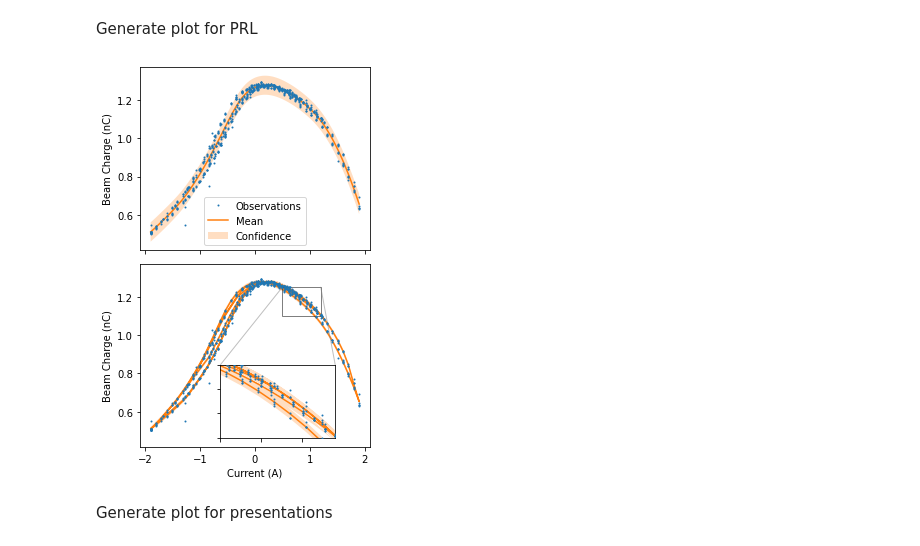
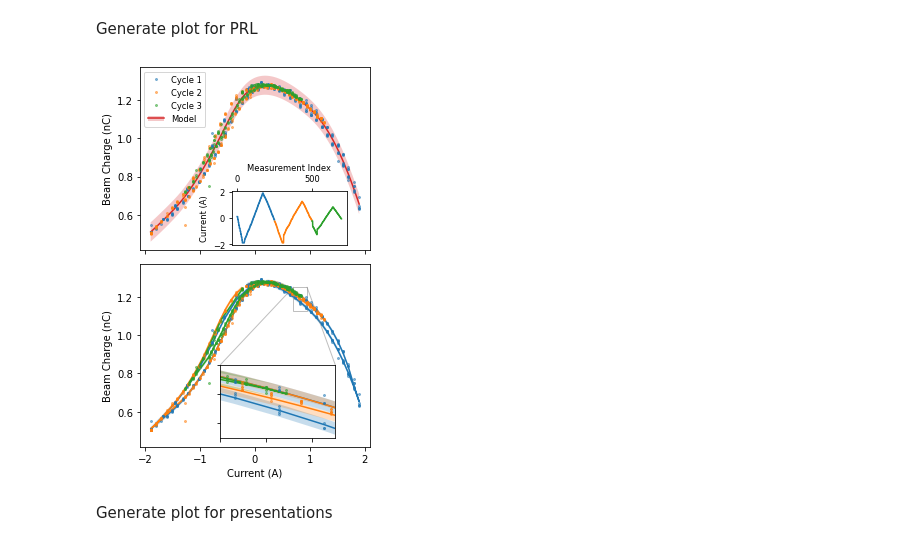
Before and after one commit to roussel-ryan/diff_hysteresis, a Jupyter notebook: fitting/aps/experiment.ipynb, the cells around one changed output. Saved outputs shown, nothing was run; the diff lists cells and outputs as text; code cells hidden in the pictures.

```diff
--- a/fitting/aps/experiment.ipynb
+++ b/fitting/aps/experiment.ipynb
@@ -134,45 +134,87 @@ Generate plot for PRL
 # %%
 # compare fit to data
 with torch.no_grad():
     post = model(train_x.double(), return_real=True, return_likelihood=True)
     mean_out = post.mean.flatten()
     std = torch.sqrt(post.variance).flatten()
     l = (mean_out - std).flatten()
     u = (mean_out + std).flatten()
 
 fig, (ax2, ax) = plt.subplots(2,1,sharex='all', sharey='all')
 fig.set_size_inches(4,6)
-ms=1
+ms=2
+
 
 axins = ax.inset_axes([0.35,0.05,0.5, 0.4])
-axins.set_xlim(0.5,1.2)
-axins.set_ylim(1.1, 1.25)
+#axins.set_xlim(0.45,0.6)
+#axins.set_ylim(1.225, 1.275)
+
+axins.set_xlim(0.7,0.95)
+axins.set_ylim(1.125, 1.25)
+
 axins.set_yticklabels([])
 axins.set_xticklabels([])
+
+# plot training data
+for a in [ax, axins, ax2]:
+    for i in range(len(cycle_indicies) - 1):
+        a.plot(train_x[cycle_indicies[i]:cycle_indicies[i+1]],
+               train_y[cycle_indicies[i]:cycle_indicies[i+1]],
+               'o',ms=ms,c=f'C{i}',label=f'Cycle {i+1}',zorder=10+i,alpha=0.5)
+
+
+
 for a in [ax, axins]:
-    a.plot(train_x, train_y, 'o',ms=ms,zorder=10)
-    a.plot(train_x, mean_out.detach())
-    a.fill_between(train_x.flatten(), l, u, alpha=0.25,fc='C1')
-ax.indicate_inset_zoom(axins,ec='black')
+    for i in range(len(cycle_indicies) - 1):
+        a.plot(train_x[cycle_indicies[i]:cycle_indicies[i+1]],
+               mean_out[cycle_indicies[i]:cycle_indicies[i+1]].detach(),
+               f'C{i}')
+        a.fill_between(train_x.flatten()[cycle_indicies[i]:cycle_indicies[i+1]],
+                       l[cycle_indicies[i]:cycle_indicies[i+1]],
+                       u[cycle_indicies[i]:cycle_indicies[i+1]],
+                       alpha=0.25,fc=f'C{i}')
+ax.indicate_inset_zoom(axins)
 
 test_x = torch.linspace(*model.hysteresis_models[0].valid_domain,100).double()
 with torch.no_grad():
     gp_post = gp.likelihood(gp(test_x))
     gp_mean = gp_post.mean
     gp_l, gp_u = gp_post.confidence_region()
 
-ax2.plot(train_x, train_y, 'o',ms=ms,label='Observations',zorder=10)
-ax2.plot(test_x, gp_mean,label='Mean')
-ax2.fill_between(test_x, gp_l, gp_u, alpha=0.25,fc='C1',label='Confidence')
-ax2.legend()
+ax2.plot(test_x, gp_mean,'C3', label='Model')
+ax2.fill_between(test_x, gp_l, gp_u, alpha=0.25,fc='C3',label='Confidence')
 
-ax.set_xlabel('Current (A)')
+handles, labels = ax2.get_legend_handles_labels()
+new_handles = [*handles[:-2],(handles[-2], handles[-1])]
+new_labels = labels[:-1]
+ax2.legend(new_handles, new_labels,loc=2, fontsize='small')
+
+
 ax.set_ylabel('Beam Charge (nC)')
 ax2.set_ylabel('Beam Charge (nC)')
+ax.set_xlabel('Current (A)')
 fig.tight_layout()
-#fig.savefig('experimental_modeling.png', dpi=300)
+
+axins2 = ax2.inset_axes([0.4,0.025,0.5, 0.3])
+axins2.set_ylabel('Current (A)',fontsize='small')
+axins2.set_xlabel('Measurement Index',fontsize='small')
+axins2.xaxis.tick_top()
+for ele in axins2.get_xticklabels() + axins2.get_yticklabels():
+    ele.set_fontsize('small')
+
+axins2.xaxis.set_label_position('top')
+
+step = np.arange(len(beam_charge_full))
+
+for i in range(len(cycle_indicies) - 1):
+    axins2.plot(step[cycle_indicies[i]:cycle_indicies[i+1]],
+        beam_charge_full[cycle_indicies[i]:cycle_indicies[i+1]].T[0],c=f'C{i}')
+
+
+
+fig.savefig('experimental_modeling_paper.png', dpi=300)
 # %% [output]
-[figure, old version]
+[figure, new version]
 # %% [markdown]
 Generate plot for presentations
 # %%
```
Also changed, not shown: parts of 2 cells of this notebook, 11 other files.
